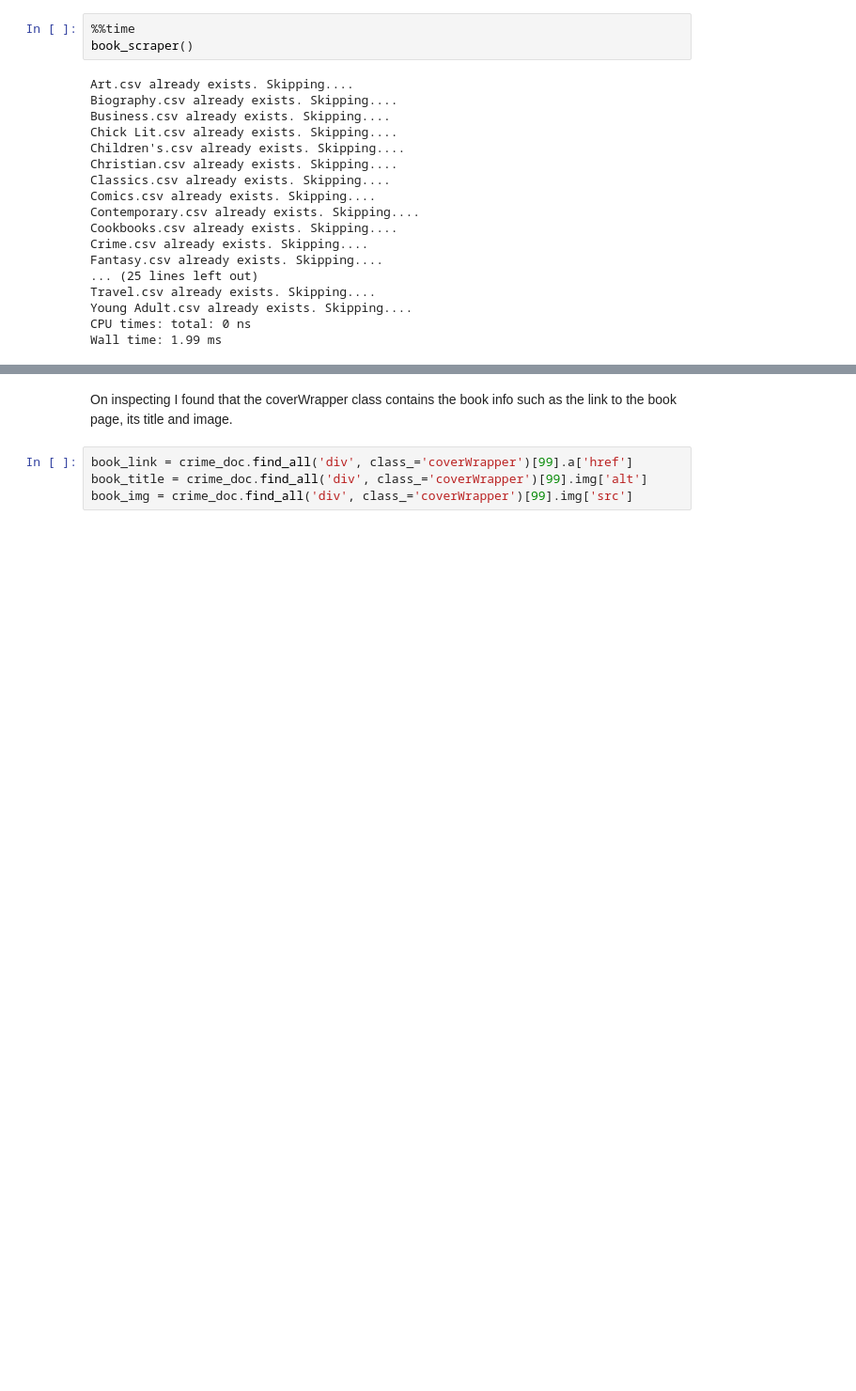
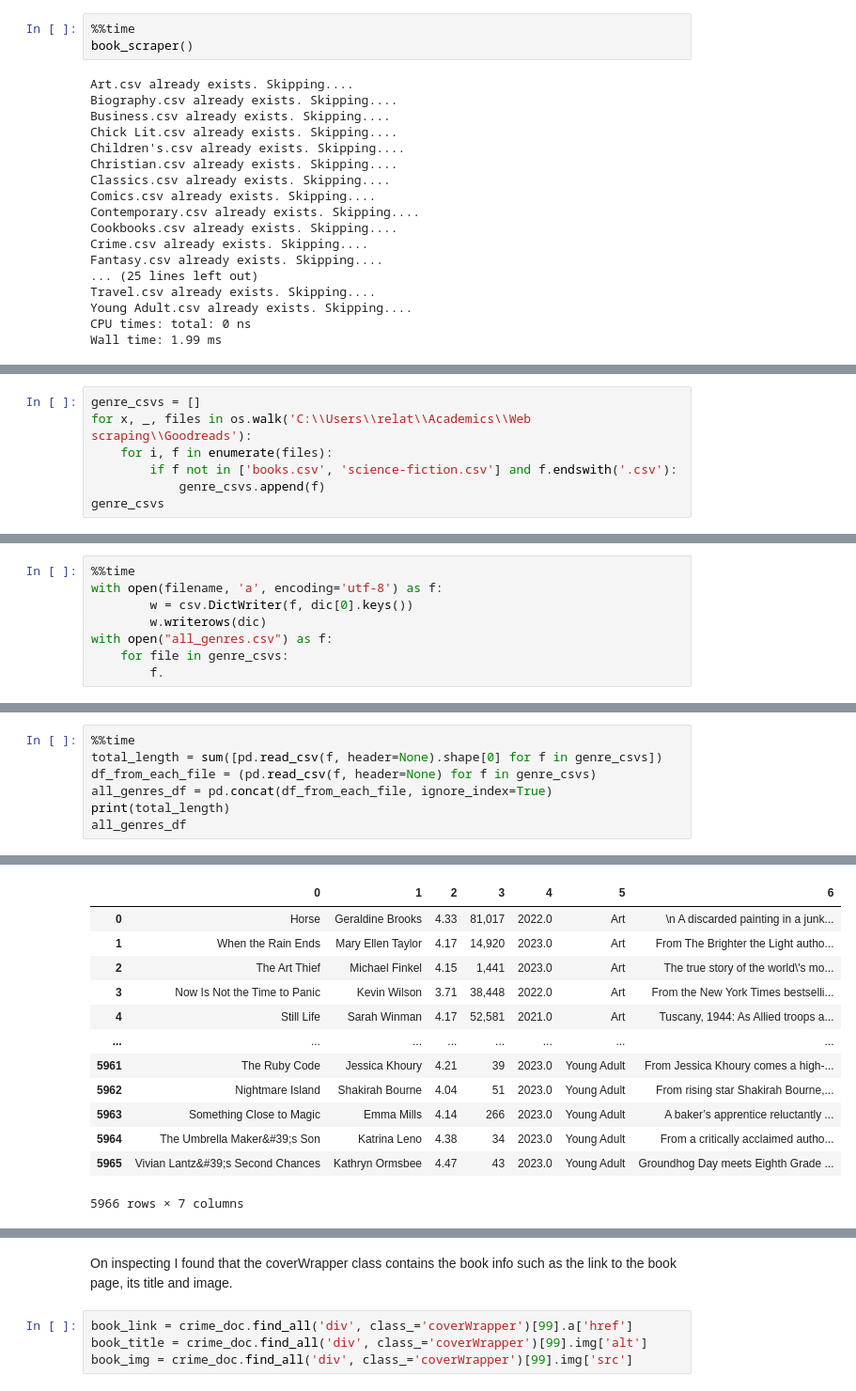
Before and after one commit to nikhil-1e9/web-scraping, a Jupyter notebook: Scraping-Goodreads.ipynb, the cells around one changed output, grey strips where cells are left out. Shown at 94% size. Cells and saved outputs as stored; diff of their text form; blank space fills up the shorter version.

```diff
--- a/Scraping-Goodreads.ipynb
+++ b/Scraping-Goodreads.ipynb
@@ -376,0 +380,7 @@ pd.DataFrame(manga_dict)
+# %%
+genre_csvs = []
+for x, _, files in os.walk('C:\\Users\\relat\\Academics\\Web scraping\\Goodreads'):
+    for i, f in enumerate(files):
+        if f not in ['books.csv', 'science-fiction.csv'] and f.endswith('.csv'):
+            genre_csvs.append(f)
+genre_csvs
@@ -376,0 +405,8 @@ pd.DataFrame(manga_dict)
+# %%
+%%time
+with open(filename, 'a', encoding='utf-8') as f:
+        w = csv.DictWriter(f, dic[0].keys())
+        w.writerows(dic)
+with open("all_genres.csv") as f:
+    for file in genre_csvs:
+        f.
@@ -376,0 +429,8 @@ pd.DataFrame(manga_dict)
+# %%
+%%time
+total_length = sum([pd.read_csv(f, header=None).shape[0] for f in genre_csvs])
+df_from_each_file = (pd.read_csv(f, header=None) for f in genre_csvs)
+all_genres_df = pd.concat(df_from_each_file, ignore_index=True)
+print(total_length)
+all_genres_df
+# %% [output]
@@ -376,0 +440,13 @@ pd.DataFrame(manga_dict)
+|  | 0 | 1 | 2 | 3 | 4 | 5 | 6 |
+| 0 | Horse | Geraldine Brooks | 4.33 | 81,017 | 2022.0 | Art | \n A discarded painting in a junk... |
+| 1 | When the Rain Ends | Mary Ellen Taylor | 4.17 | 14,920 | 2023.0 | Art | From The Brighter the Light autho... |
+| 2 | The Art Thief | Michael Finkel | 4.15 | 1,441 | 2023.0 | Art | The true story of the world\'s mo... |
+| 3 | Now Is Not the Time to Panic | Kevin Wilson | 3.71 | 38,448 | 2022.0 | Art | From the New York Times bestselli... |
+| 4 | Still Life | Sarah Winman | 4.17 | 52,581 | 2021.0 | Art | Tuscany, 1944: As Allied troops a... |
+| ... | ... | ... | ... | ... | ... | ... | ... |
+| 5961 | The Ruby Code | Jessica Khoury | 4.21 | 39 | 2023.0 | Young Adult | From Jessica Khoury comes a high-... |
+| 5962 | Nightmare Island | Shakirah Bourne | 4.04 | 51 | 2023.0 | Young Adult | From rising star Shakirah Bourne,... |
+| 5963 | Something Close to Magic | Emma Mills | 4.14 | 266 | 2023.0 | Young Adult | A baker’s apprentice reluctantly ... |
+| 5964 | The Umbrella Maker&#39;s Son | Katrina Leno | 4.38 | 34 | 2023.0 | Young Adult | From a critically acclaimed autho... |
+| 5965 | Vivian Lantz&#39;s Second Chances | Kathryn Ormsbee | 4.47 | 43 | 2023.0 | Young Adult | Groundhog Day meets Eighth Grade ... |
+5966 rows × 7 columns
```
Also changed, not shown: parts of 6 cells of this notebook.
